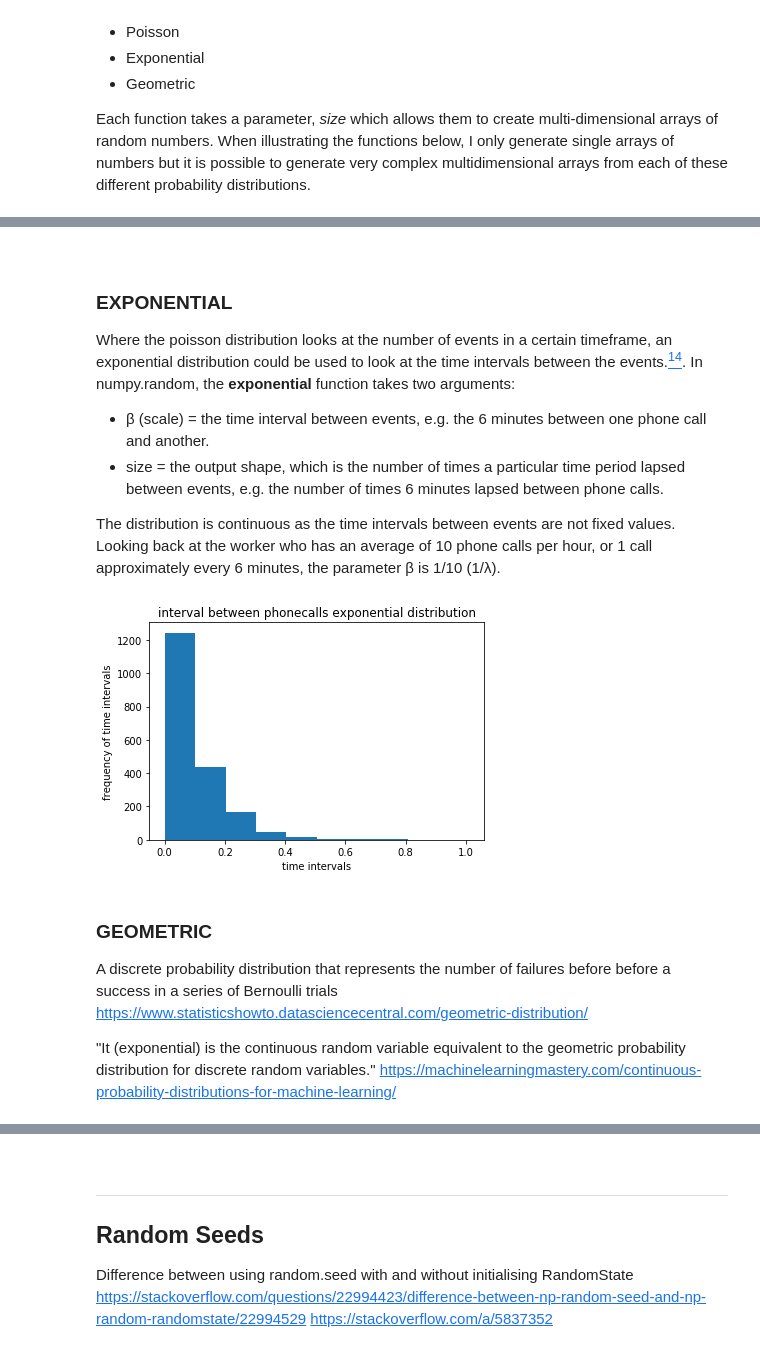
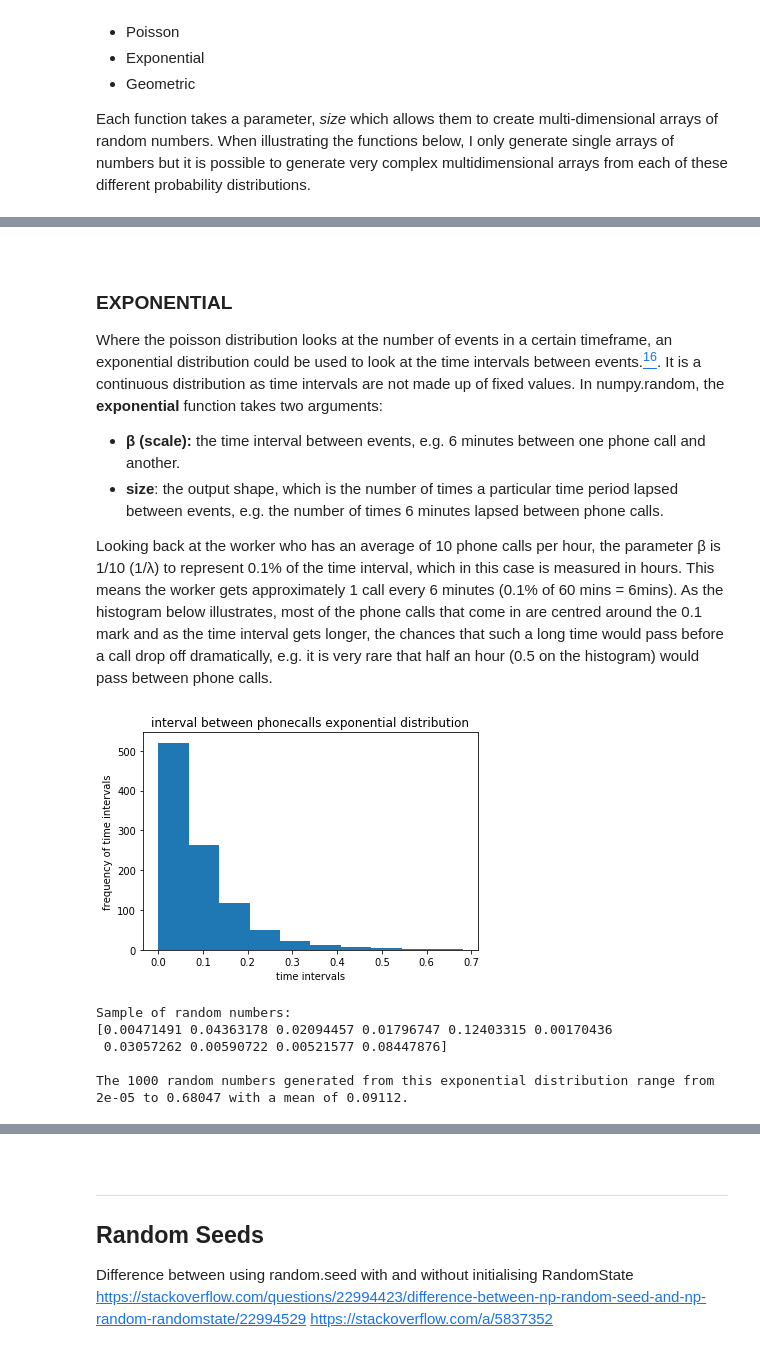
Before and after one commit to jennifer-ryan/numpy.random-project, a Jupyter notebook: numpy.random.ipynb, the cells around one changed output, grey strips where cells are left out. Drawn from its saved outputs; the diff is of its cells as text; code cells hidden in the pictures.

Commit message:
working on geometric and tinkering with other distributions

```diff
--- a/numpy.random.ipynb
+++ b/numpy.random.ipynb
@@ -851,32 +892,37 @@ The 1920 random numbers generated from this poisson distributions range from 1 t
 
 ### EXPONENTIAL
 
-Where the poisson distribution looks at the number of events in a certain timeframe, an exponential distribution could be used to look at the time intervals between the events.[<sup>14</sup>](https://stats.stackexchange.com/questions/2092/relationship-between-poisson-and-exponential-distribution). In numpy.random, the **exponential** function takes two arguments:
+Where the poisson distribution looks at the number of events in a certain timeframe, an exponential distribution could be used to look at the time intervals between events.[<sup>16</sup>](https://stats.stackexchange.com/questions/2092/relationship-between-poisson-and-exponential-distribution). It is a continuous distribution as time intervals are not made up of fixed values. In numpy.random, the **exponential** function takes two arguments:
 
-- β (scale) = the time interval between events, e.g. the 6 minutes between one phone call and another.
-- size = the output shape, which is the number of times a particular time period lapsed between events, e.g. the number of times 6 minutes lapsed between phone calls.
+- **β (scale):** the time interval between events, e.g. 6 minutes between one phone call and another.
+- **size**: the output shape, which is the number of times a particular time period lapsed between events, e.g. the number of times 6 minutes lapsed between phone calls.
 
-The distribution is continuous as the time intervals between events are not fixed values. Looking back at the worker who has an average of 10 phone calls per hour, or 1 call approximately every 6 minutes, the parameter β is 1/10 (1/λ).
+Looking back at the worker who has an average of 10 phone calls per hour, the parameter β is 1/10 (1/λ) to represent 0.1% of the time interval, which in this case is measured in hours. This means the worker gets approximately 1 call every 6 minutes (0.1% of 60 mins = 6mins). As the histogram below illustrates, most of the phone calls that come in are centred around the 0.1 mark and as the time interval gets longer, the chances that such a long time would pass before a call drop off dramatically, e.g. it is very rare that half an hour (0.5 on the histogram) would pass between phone calls.
 # %%
 # Average time interval (1/λ).
 interval = 1/cph
 
 # Creating the array of random numbers.
-x = np.random.exponential(interval, size = year)
+x = np.random.exponential(interval, size = 1000)
 
 # Plotting the distribution.
 plt.hist(x)
 plt.title("interval between phonecalls exponential distribution")
 plt.xlabel("time intervals")
 plt.ylabel("frequency of time intervals")
 plt.show()
+
+# Sample of genrated numbers
+print("\033[1m" + "Sample of random numbers:" + "\033[0m")
+print(x[:10])
+print()
+
+# The 1920 numbers generated from the exponential distribution.
+print("\033[1m" + f"The 1000 random numbers generated from this exponential distribution range from {x.min().round(5)} to {x.max().round(5)} with a mean of {x.mean().round(5)}.")
 # %% [output]
-[figure, old version]
+[figure, new version]
+Sample of random numbers:
+[0.00471491 0.04363178 0.02094457 0.01796747 0.12403315 0.00170436
+ 0.03057262 0.00590722 0.00521577 0.08447876]
+
+The 1000 random numbers generated from this exponential distribution range from 2e-05 to 0.68047 with a mean of 0.09112.
-# %% [markdown]
-### GEOMETRIC
-
-A discrete probability distribution that represents the number of failures before before a success in a series of Bernoulli trials https://www.statisticshowto.datasciencecentral.com/geometric-distribution/
-
-
-
-"It (exponential) is the continuous random variable equivalent to the geometric probability distribution for discrete random variables." https://machinelearningmastery.com/continuous-probability-distributions-for-machine-learning/
```
Also changed, not shown: parts of 13 cells of this notebook.
